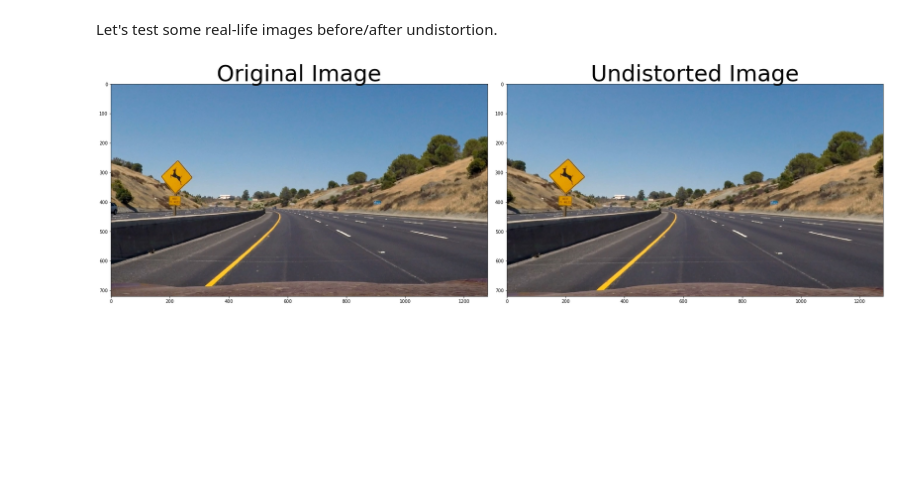
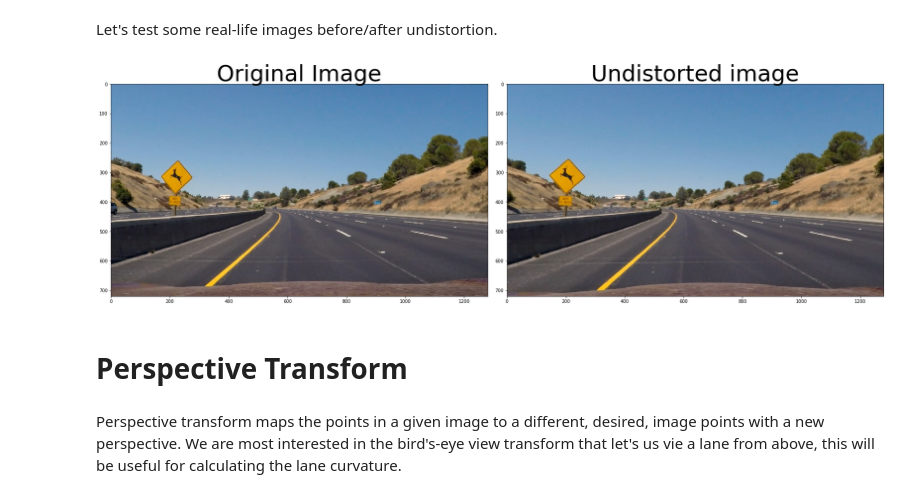
Before and after one commit to sandorgoda/Advanced-Lane-Finding, a Jupyter notebook: Advanced-Lane-Finding.ipynb, the cells around one changed output. Drawn from its saved outputs; the diff is of its cells as text; code cells hidden in the pictures; blank space fills up the shorter version.

Commit message:
Perspective transformation functionality added, code a little cleaned up

```diff
--- a/Advanced-Lane-Finding.ipynb
+++ b/Advanced-Lane-Finding.ipynb
@@ -76,14 +86,12 @@ plt.subplots_adjust(left=0., right=1, top=0.9, bottom=0.)
 # %% [markdown]
 Let's test some real-life images before/after undistortion.
-# %%
-img = mpimg.imread('test_images/test2.jpg')
-dst = cv2.undistort(img, mtx, dist, None, mtx)
-f, (ax1, ax2) = plt.subplots(1, 2, figsize=(24, 9))
-f.tight_layout()
-ax1.imshow(img)
-ax1.set_title('Original Image', fontsize=50)
-ax2.imshow(dst)
-ax2.set_title('Undistorted Image', fontsize=50)
-plt.subplots_adjust(left=0., right=1, top=0.9, bottom=0.)
-# %% [output]
-[figure, removed]
+# %%
+img = mpimg.imread('test_images/test2.jpg')
+dst=undistort(img)
+print_image(img, dst, 'Original Image', 'Undistorted image')
+# %% [output]
+[figure, added]
+# %% [markdown]
+# Perspective Transform
+# %% [markdown]
+Perspective transform maps the points in a given image to a different, desired, image points with a new perspective. We are most interested in the bird's-eye view transform that let's us vie a lane from above, this will be useful for calculating the lane curvature.
```
Also changed, not shown: parts of 5 cells of this notebook.
